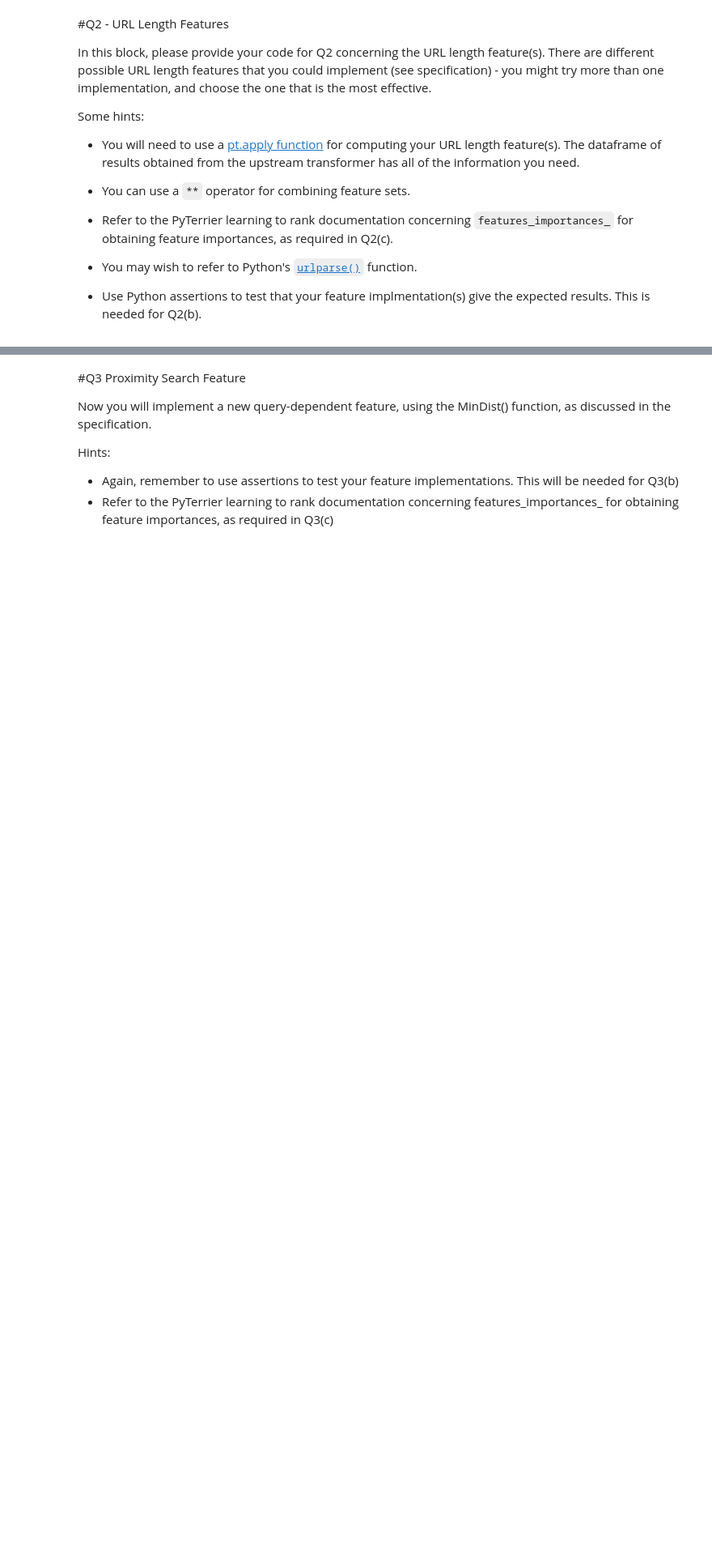
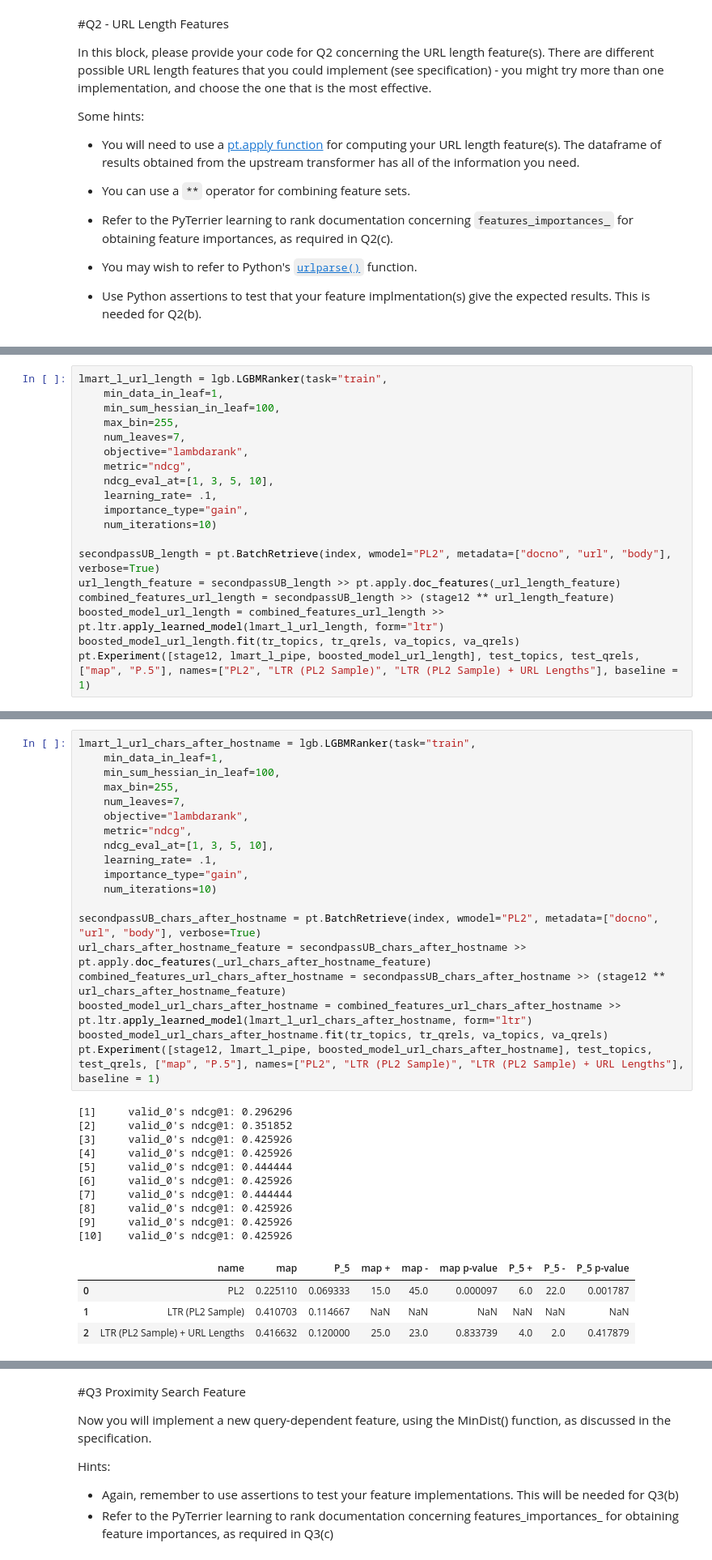
Before and after one commit to podyssea/InformationRetrieval, a Jupyter notebook: InformationRetrievalExercise2_2210049p.ipynb, the cells around one changed output, grey strips where cells are left out. Shown at 81% size. Drawn from its saved outputs; the diff is of its cells as text; blank space fills up the shorter version.

```diff
--- a/InformationRetrievalExercise2_2210049p.ipynb
+++ b/InformationRetrievalExercise2_2210049p.ipynb
@@ -315,0 +283,19 @@ boosted_model_url.search("chemical reaction")
+# %%
+lmart_l_url_length = lgb.LGBMRanker(task="train",
+    min_data_in_leaf=1,
+    min_sum_hessian_in_leaf=100,
+    max_bin=255,
+    num_leaves=7,
+    objective="lambdarank",
+    metric="ndcg",
+    ndcg_eval_at=[1, 3, 5, 10],
+    learning_rate= .1,
+    importance_type="gain",
+    num_iterations=10)
+
+secondpassUB_length = pt.BatchRetrieve(index, wmodel="PL2", metadata=["docno", "url", "body"], verbose=True)
+url_length_feature = secondpassUB_length >> pt.apply.doc_features(_url_length_feature)
+combined_features_url_length = secondpassUB_length >> (stage12 ** url_length_feature)
+boosted_model_url_length = combined_features_url_length >> pt.ltr.apply_learned_model(lmart_l_url_length, form="ltr")
+boosted_model_url_length.fit(tr_topics, tr_qrels, va_topics, va_qrels)
+pt.Experiment([stage12, lmart_l_pipe, boosted_model_url_length], test_topics, test_qrels, ["map", "P.5"], names=["PL2", "LTR (PL2 Sample)", "LTR (PL2 Sample) + URL Lengths"], baseline = 1)
@@ -315,0 +317,34 @@ boosted_model_url.search("chemical reaction")
+# %%
+lmart_l_url_chars_after_hostname = lgb.LGBMRanker(task="train",
+    min_data_in_leaf=1,
+    min_sum_hessian_in_leaf=100,
+    max_bin=255,
+    num_leaves=7,
+    objective="lambdarank",
+    metric="ndcg",
+    ndcg_eval_at=[1, 3, 5, 10],
+    learning_rate= .1,
+    importance_type="gain",
+    num_iterations=10)
+
+secondpassUB_chars_after_hostname = pt.BatchRetrieve(index, wmodel="PL2", metadata=["docno", "url", "body"], verbose=True)
+url_chars_after_hostname_feature = secondpassUB_chars_after_hostname >> pt.apply.doc_features(_url_chars_after_hostname_feature)
+combined_features_url_chars_after_hostname = secondpassUB_chars_after_hostname >> (stage12 ** url_chars_after_hostname_feature)
+boosted_model_url_chars_after_hostname = combined_features_url_chars_after_hostname >> pt.ltr.apply_learned_model(lmart_l_url_chars_after_hostname, form="ltr")
+boosted_model_url_chars_after_hostname.fit(tr_topics, tr_qrels, va_topics, va_qrels)
+pt.Experiment([stage12, lmart_l_pipe, boosted_model_url_chars_after_hostname], test_topics, test_qrels, ["map", "P.5"], names=["PL2", "LTR (PL2 Sample)", "LTR (PL2 Sample) + URL Lengths"], baseline = 1)
+# %% [output]
+[1]     valid_0's ndcg@1: 0.296296
+[2]     valid_0's ndcg@1: 0.351852
+[3]     valid_0's ndcg@1: 0.425926
+[4]     valid_0's ndcg@1: 0.425926
+[5]     valid_0's ndcg@1: 0.444444
+[6]     valid_0's ndcg@1: 0.425926
+[7]     valid_0's ndcg@1: 0.444444
+[8]     valid_0's ndcg@1: 0.425926
+[9]     valid_0's ndcg@1: 0.425926
+[10]    valid_0's ndcg@1: 0.425926
+|  | name | map | P_5 | map + | map - | map p-value | P_5 + | P_5 - | P_5 p-value |
+| 0 | PL2 | 0.225110 | 0.069333 | 15.0 | 45.0 | 0.000097 | 6.0 | 22.0 | 0.001787 |
+| 1 | LTR (PL2 Sample) | 0.410703 | 0.114667 | NaN | NaN | NaN | NaN | NaN | NaN |
+| 2 | LTR (PL2 Sample) + URL Lengths | 0.416632 | 0.120000 | 25.0 | 23.0 | 0.833739 | 4.0 | 2.0 | 0.417879 |
```
Also changed, not shown: parts of 39 cells of this notebook.
